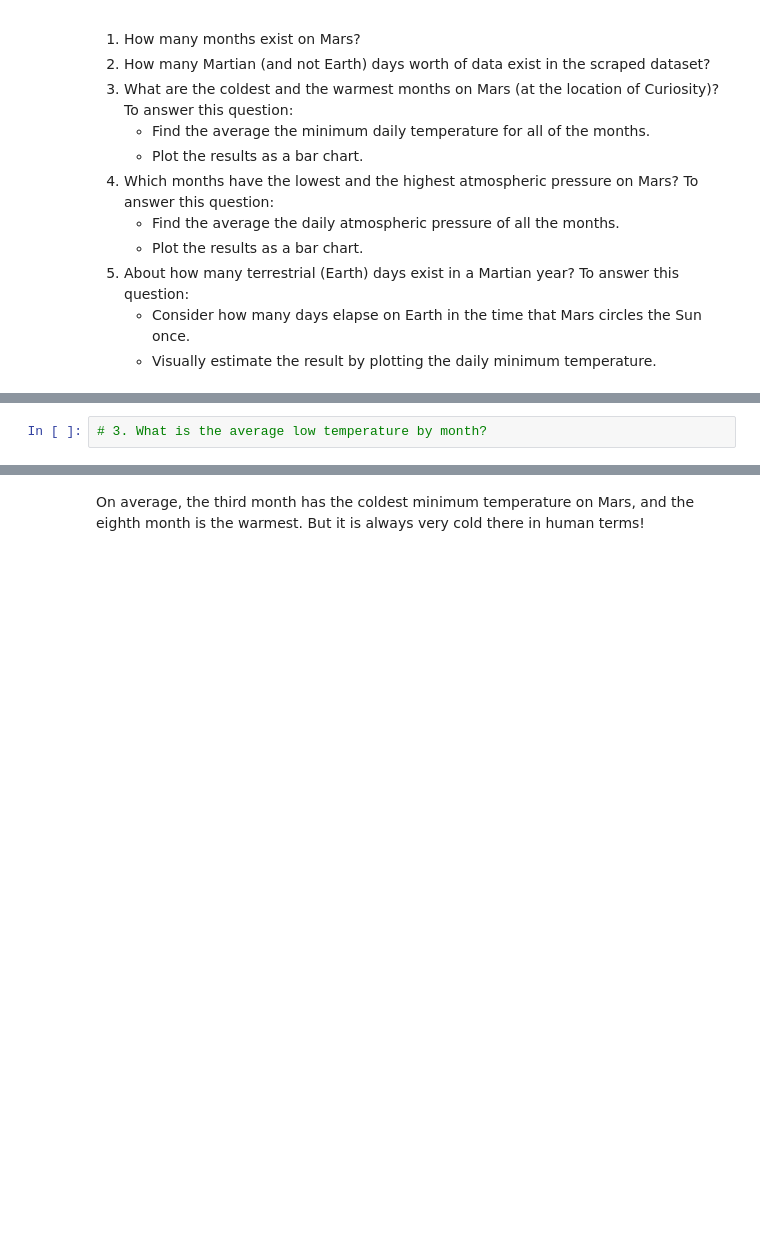
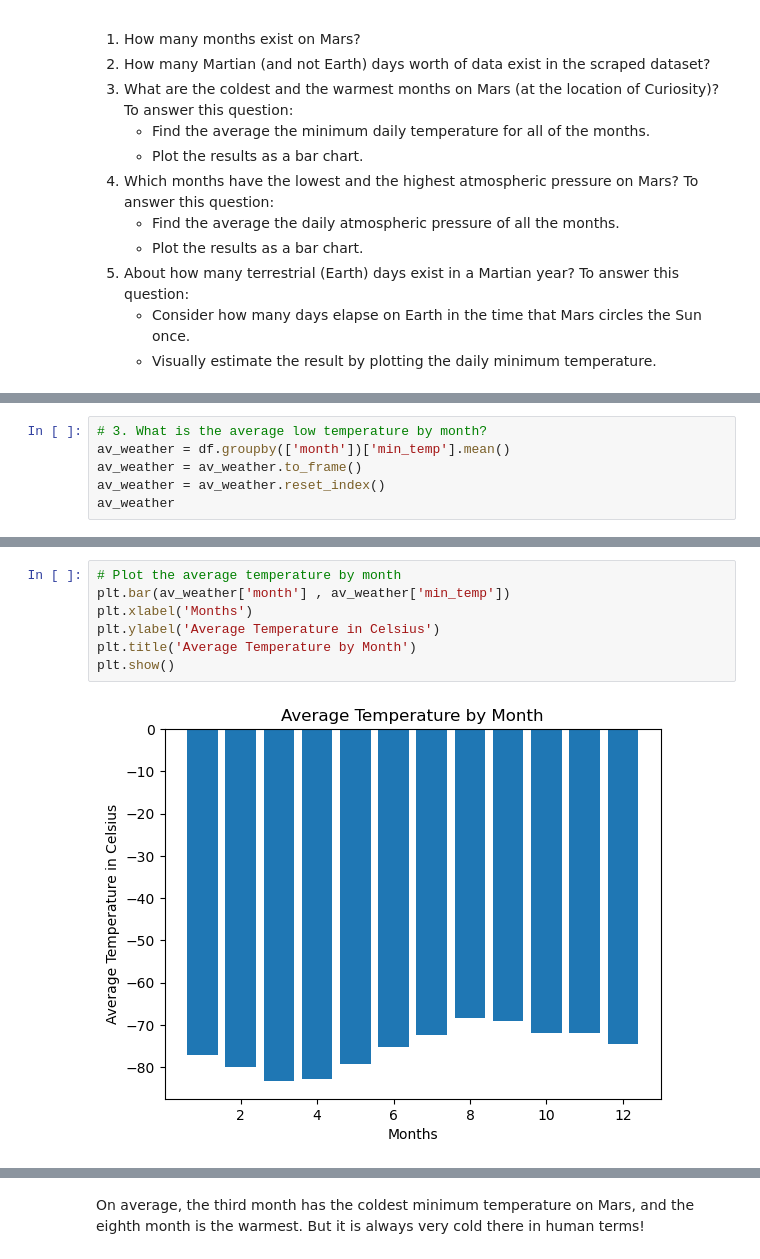
Before and after one commit to Faith-Hall/mars-challenge, a Jupyter notebook: Mars_code/part_2_mars_weather_code.ipynb, the cells around one changed output, grey strips where cells are left out. Saved outputs shown, nothing was run; the diff lists cells and outputs as text; blank space fills up the shorter version.

```diff
--- a/Mars_code/part_2_mars_weather_code.ipynb
+++ b/Mars_code/part_2_mars_weather_code.ipynb
@@ -144,4 +155,8 @@ Name: month, dtype: int64
 1867
 # %%
 # 3. What is the average low temperature by month?
+av_weather = df.groupby(['month'])['min_temp'].mean()
+av_weather = av_weather.to_frame()
+av_weather = av_weather.reset_index()
+av_weather
 # %% [output]
@@ -190,0 +176,9 @@ Name: pressure, dtype: float64
+# %%
+# Plot the average temperature by month
+plt.bar(av_weather['month'] , av_weather['min_temp'])
+plt.xlabel('Months')
+plt.ylabel('Average Temperature in Celsius')
+plt.title('Average Temperature by Month')
+plt.show()
+# %% [output]
+[figure, added]
```
Also changed, not shown: parts of 17 cells of this notebook, 1 other file.
